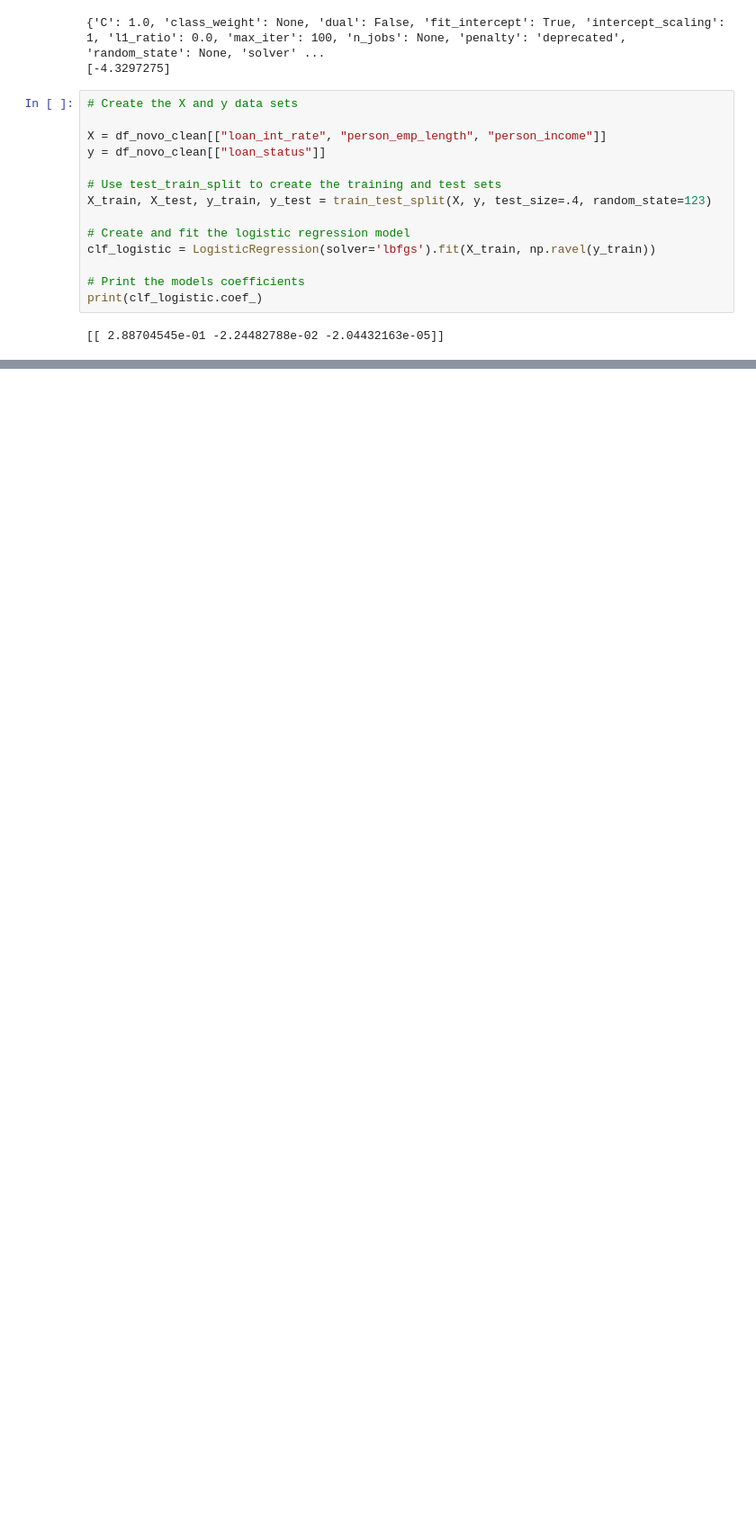
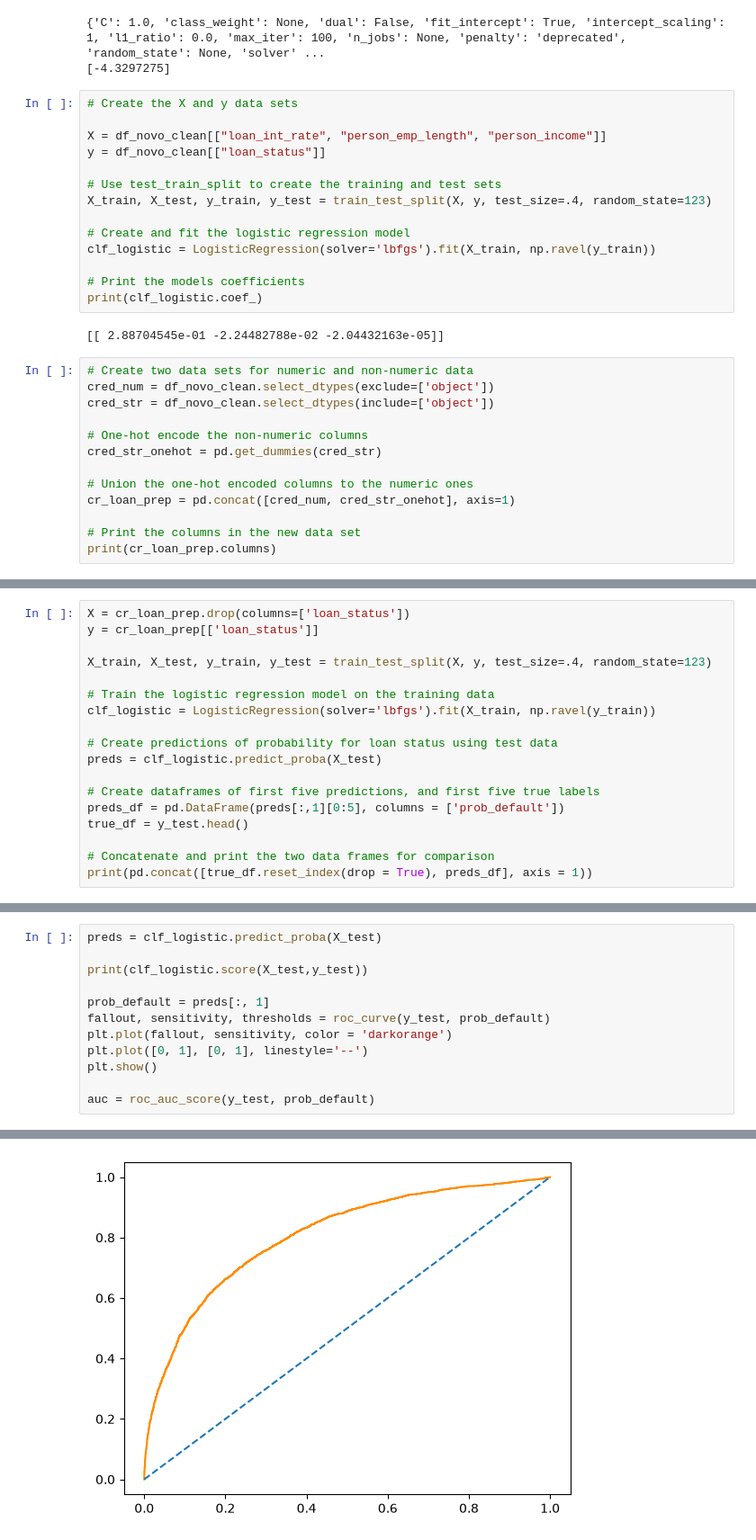
Before and after one commit to ramoneirao/risco-de-credito, a Jupyter notebook: notebooks/EDA.ipynb, the cells around one changed output, grey strips where cells are left out. Shown at 90% size. Drawn from its saved outputs; the diff is of its cells as text; blank space fills up the shorter version.

```diff
--- a/notebooks/EDA.ipynb
+++ b/notebooks/EDA.ipynb
@@ -274,3 +271,16 @@ clf_logistic = LogisticRegression(solver='lbfgs').fit(X_train, np.ravel(y_train)
 print(clf_logistic.coef_)
 # %% [output]
 [[ 2.88704545e-01 -2.24482788e-02 -2.04432163e-05]]
+# %%
+# Create two data sets for numeric and non-numeric data
+cred_num = df_novo_clean.select_dtypes(exclude=['object'])
+cred_str = df_novo_clean.select_dtypes(include=['object'])
+
+# One-hot encode the non-numeric columns
+cred_str_onehot = pd.get_dummies(cred_str)
+
+# Union the one-hot encoded columns to the numeric ones
+cr_loan_prep = pd.concat([cred_num, cred_str_onehot], axis=1)
+
+# Print the columns in the new data set
+print(cr_loan_prep.columns)
@@ -276,0 +289,18 @@ print(clf_logistic.coef_)
+# %%
+X = cr_loan_prep.drop(columns=['loan_status'])
+y = cr_loan_prep[['loan_status']]
+
+X_train, X_test, y_train, y_test = train_test_split(X, y, test_size=.4, random_state=123)
+
+# Train the logistic regression model on the training data
+clf_logistic = LogisticRegression(solver='lbfgs').fit(X_train, np.ravel(y_train))
+
+# Create predictions of probability for loan status using test data
+preds = clf_logistic.predict_proba(X_test)
+
+# Create dataframes of first five predictions, and first five true labels
+preds_df = pd.DataFrame(preds[:,1][0:5], columns = ['prob_default'])
+true_df = y_test.head()
+
+# Concatenate and print the two data frames for comparison
+print(pd.concat([true_df.reset_index(drop = True), preds_df], axis = 1))
@@ -276,0 +342,13 @@ print(clf_logistic.coef_)
+# %%
+preds = clf_logistic.predict_proba(X_test)
+
+print(clf_logistic.score(X_test,y_test))
+
+prob_default = preds[:, 1]
+fallout, sensitivity, thresholds = roc_curve(y_test, prob_default)
+plt.plot(fallout, sensitivity, color = 'darkorange')
+plt.plot([0, 1], [0, 1], linestyle='--')
+plt.show()
+
+auc = roc_auc_score(y_test, prob_default)
+# %% [output]
@@ -276,0 +356 @@ print(clf_logistic.coef_)
+[figure, added]
```
Also changed, not shown: parts of 7 cells of this notebook.
